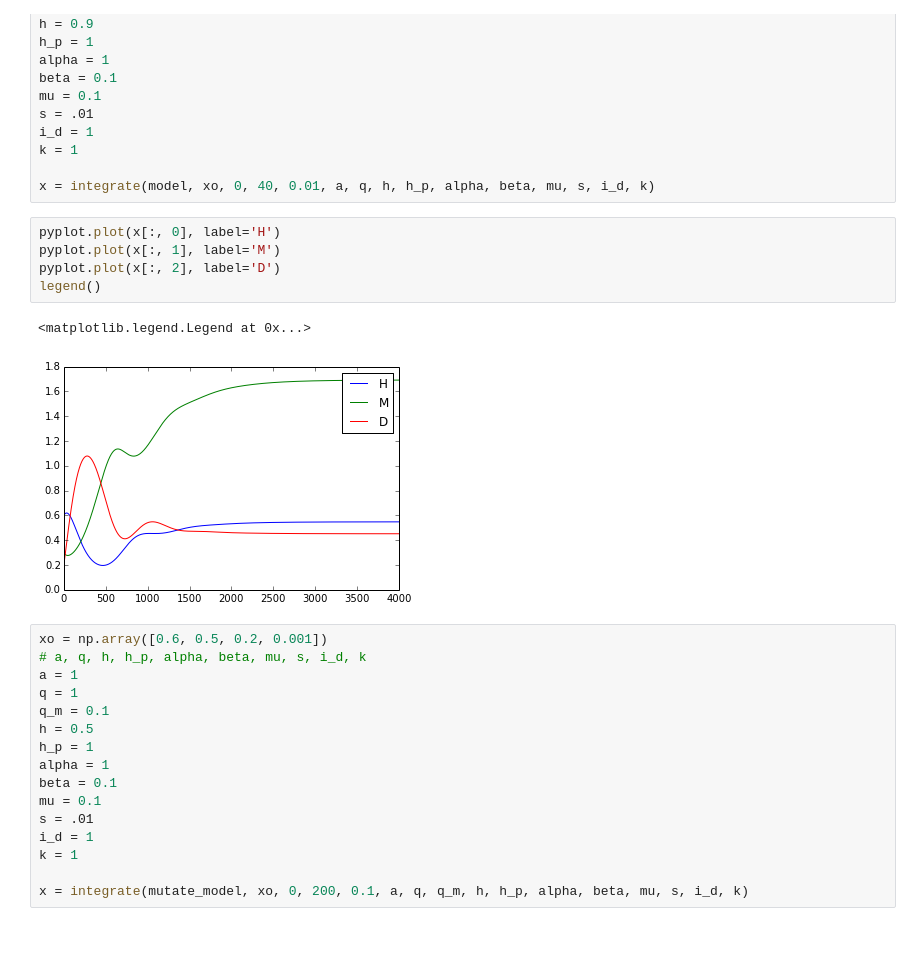
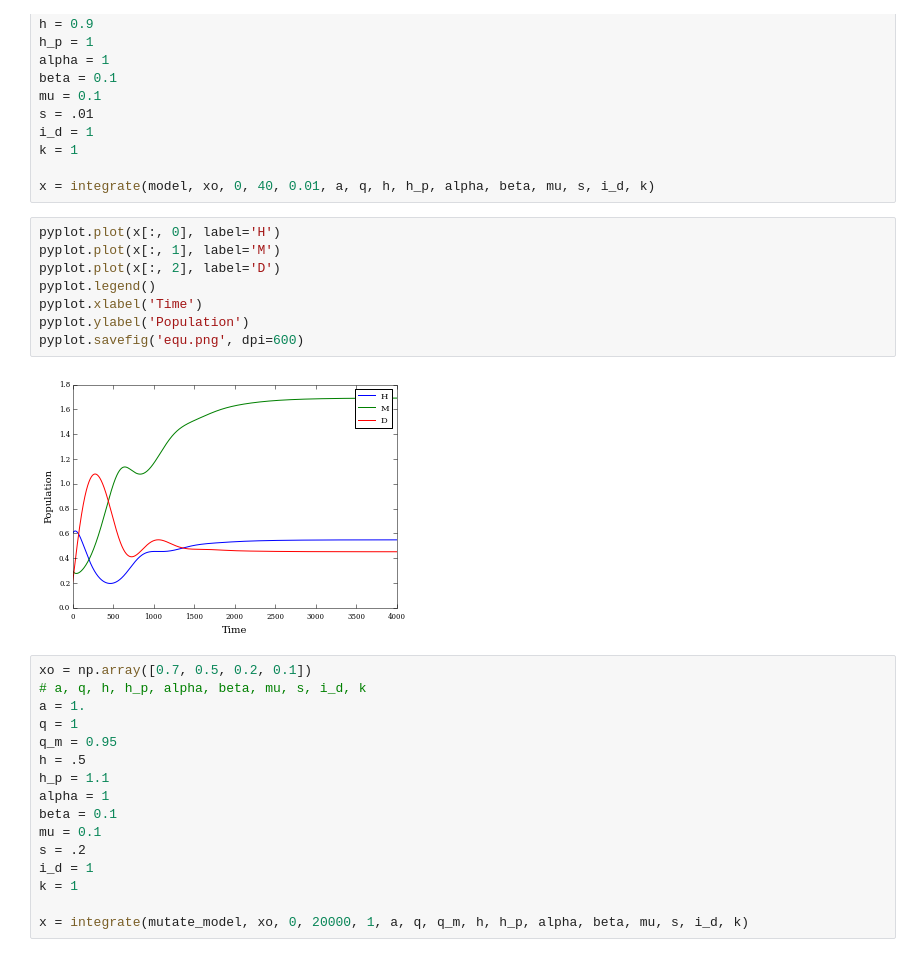
Before and after one commit to renatocoutinho/mutparasite, a Jupyter notebook: Parasitism-mutualism.ipynb, the cells around one changed output. Drawn from its saved outputs; the diff is of its cells as text.

```diff
--- a/Parasitism-mutualism.ipynb
+++ b/Parasitism-mutualism.ipynb
@@ -108,25 +108,27 @@ x = integrate(model, xo, 0, 40, 0.01, a, q, h, h_p, alpha, beta, mu, s, i_d, k)
 # %%
 pyplot.plot(x[:, 0], label='H')
 pyplot.plot(x[:, 1], label='M')
 pyplot.plot(x[:, 2], label='D')
-legend()
+pyplot.legend()
+pyplot.xlabel('Time')
+pyplot.ylabel('Population')
+pyplot.savefig('equ.png', dpi=600)
 # %% [output]
-<matplotlib.legend.Legend at 0x...>
-[figure, old version]
+[figure, new version]
 # %%
-xo = np.array([0.6, 0.5, 0.2, 0.001])
+xo = np.array([0.7, 0.5, 0.2, 0.1])
 # a, q, h, h_p, alpha, beta, mu, s, i_d, k
-a = 1
+a = 1.
 q = 1
-q_m = 0.1
-h = 0.5
-h_p = 1
+q_m = 0.95
+h = .5
+h_p = 1.1
 alpha = 1
 beta = 0.1
 mu = 0.1
-s = .01
+s = .2
 i_d = 1
 k = 1
 
-x = integrate(mutate_model, xo, 0, 200, 0.1, a, q, q_m, h, h_p, alpha, beta, mu, s, i_d, k)
+x = integrate(mutate_model, xo, 0, 20000, 1, a, q, q_m, h, h_p, alpha, beta, mu, s, i_d, k)
 # %%
```
Also changed, not shown: parts of 4 cells of this notebook.
